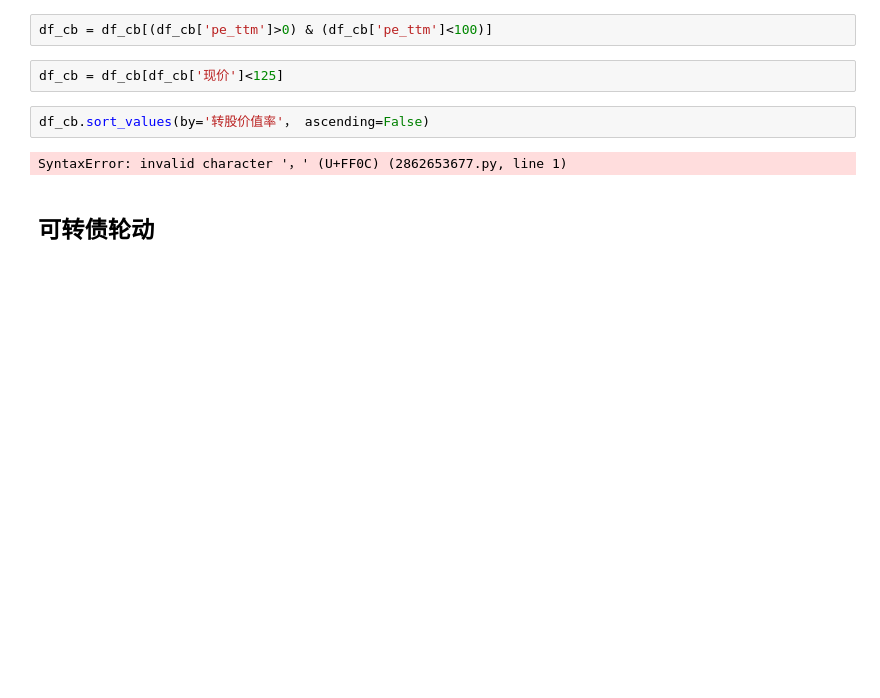
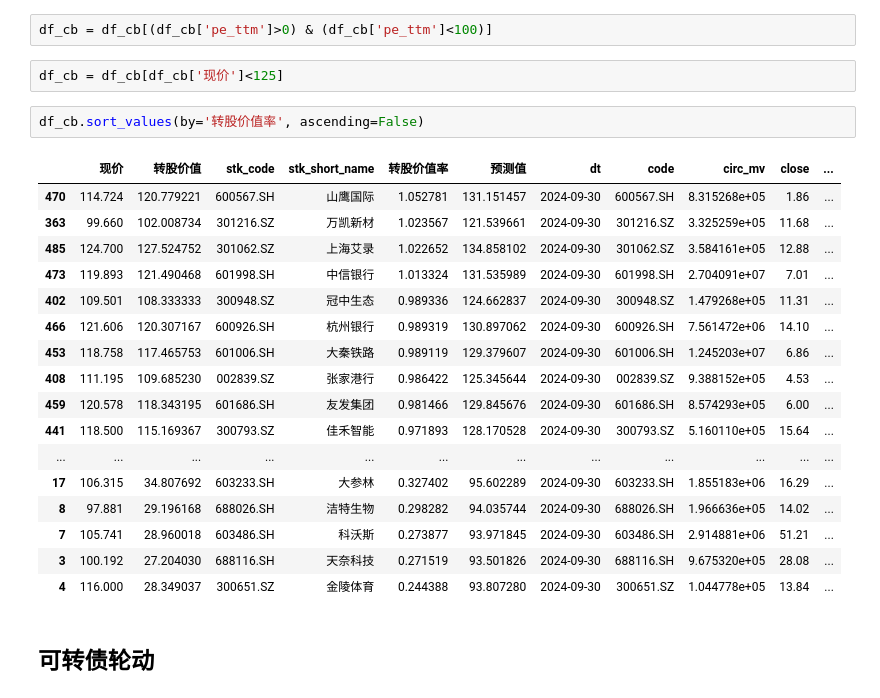
Before and after one commit to solorez/czsc, a Jupyter notebook: examples/0927_tushare_投研.ipynb, the cells around one changed output. Drawn from its saved outputs; the diff is of its cells as text; blank space fills up the shorter version.

```diff
--- a/examples/0927_tushare_投研.ipynb
+++ b/examples/0927_tushare_投研.ipynb
@@ -119,9 +134,25 @@ df_cb = df_cb[(df_cb['pe_ttm']>0) & (df_cb['pe_ttm']<100)]
 # %%
 df_cb = df_cb[df_cb['现价']<125]
 # %%
-df_cb.sort_values(by='转股价值率'， ascending=False)
+df_cb.sort_values(by='转股价值率', ascending=False)
 # %% [output]
-SyntaxError: invalid character '，' (U+FF0C) (2862653677.py, line 1)
+|  | 现价 | 转股价值 | stk_code | stk_short_name | 转股价值率 | 预测值 | dt | code | circ_mv | close | ... |
+| 470 | 114.724 | 120.779221 | 600567.SH | 山鹰国际 | 1.052781 | 131.151457 | 2024-09-30 | 600567.SH | 8.315268e+05 | 1.86 | ... |
+| 363 | 99.660 | 102.008734 | 301216.SZ | 万凯新材 | 1.023567 | 121.539661 | 2024-09-30 | 301216.SZ | 3.325259e+05 | 11.68 | ... |
+| 485 | 124.700 | 127.524752 | 301062.SZ | 上海艾录 | 1.022652 | 134.858102 | 2024-09-30 | 301062.SZ | 3.584161e+05 | 12.88 | ... |
+| 473 | 119.893 | 121.490468 | 601998.SH | 中信银行 | 1.013324 | 131.535989 | 2024-09-30 | 601998.SH | 2.704091e+07 | 7.01 | ... |
+| 402 | 109.501 | 108.333333 | 300948.SZ | 冠中生态 | 0.989336 | 124.662837 | 2024-09-30 | 300948.SZ | 1.479268e+05 | 11.31 | ... |
+| 466 | 121.606 | 120.307167 | 600926.SH | 杭州银行 | 0.989319 | 130.897062 | 2024-09-30 | 600926.SH | 7.561472e+06 | 14.10 | ... |
+| 453 | 118.758 | 117.465753 | 601006.SH | 大秦铁路 | 0.989119 | 129.379607 | 2024-09-30 | 601006.SH | 1.245203e+07 | 6.86 | ... |
+| 408 | 111.195 | 109.685230 | 002839.SZ | 张家港行 | 0.986422 | 125.345644 | 2024-09-30 | 002839.SZ | 9.388152e+05 | 4.53 | ... |
+| 459 | 120.578 | 118.343195 | 601686.SH | 友发集团 | 0.981466 | 129.845676 | 2024-09-30 | 601686.SH | 8.574293e+05 | 6.00 | ... |
+| 441 | 118.500 | 115.169367 | 300793.SZ | 佳禾智能 | 0.971893 | 128.170528 | 2024-09-30 | 300793.SZ | 5.160110e+05 | 15.64 | ... |
+| ... | ... | ... | ... | ... | ... | ... | ... | ... | ... | ... | ... |
+| 17 | 106.315 | 34.807692 | 603233.SH | 大参林 | 0.327402 | 95.602289 | 2024-09-30 | 603233.SH | 1.855183e+06 | 16.29 | ... |
+| 8 | 97.881 | 29.196168 | 688026.SH | 洁特生物 | 0.298282 | 94.035744 | 2024-09-30 | 688026.SH | 1.966636e+05 | 14.02 | ... |
+| 7 | 105.741 | 28.960018 | 603486.SH | 科沃斯 | 0.273877 | 93.971845 | 2024-09-30 | 603486.SH | 2.914881e+06 | 51.21 | ... |
+| 3 | 100.192 | 27.204030 | 688116.SH | 天奈科技 | 0.271519 | 93.501826 | 2024-09-30 | 688116.SH | 9.675320e+05 | 28.08 | ... |
+| 4 | 116.000 | 28.349037 | 300651.SZ | 金陵体育 | 0.244388 | 93.807280 | 2024-09-30 | 300651.SZ | 1.044778e+05 | 13.84 | ... |
 # %% [markdown]
 ## 可转债轮动
 # %%
```
Also changed, not shown: parts of 6 cells of this notebook.
